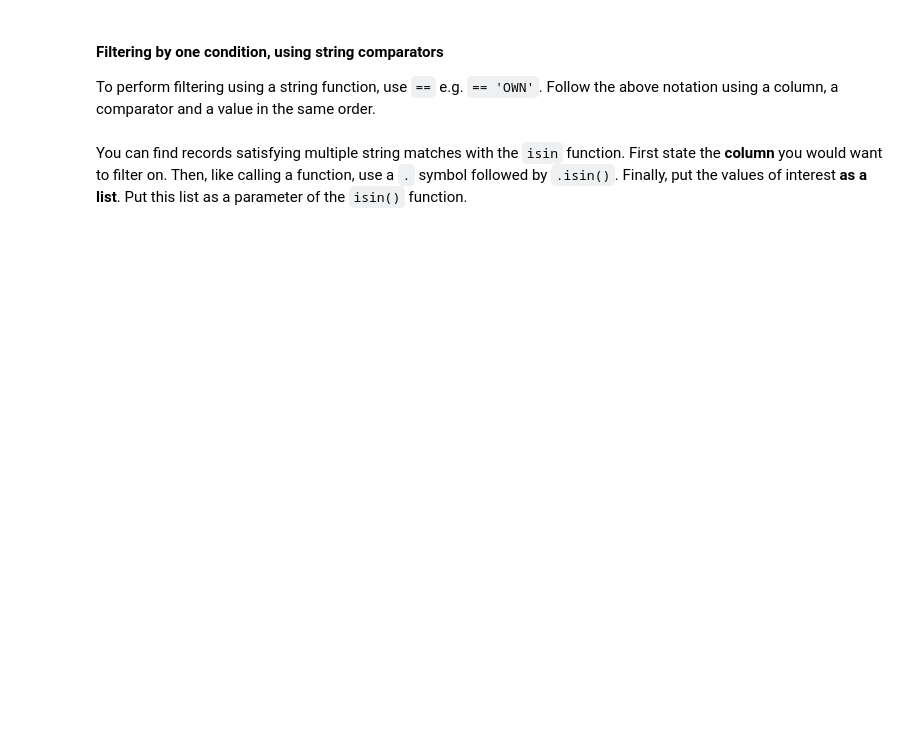
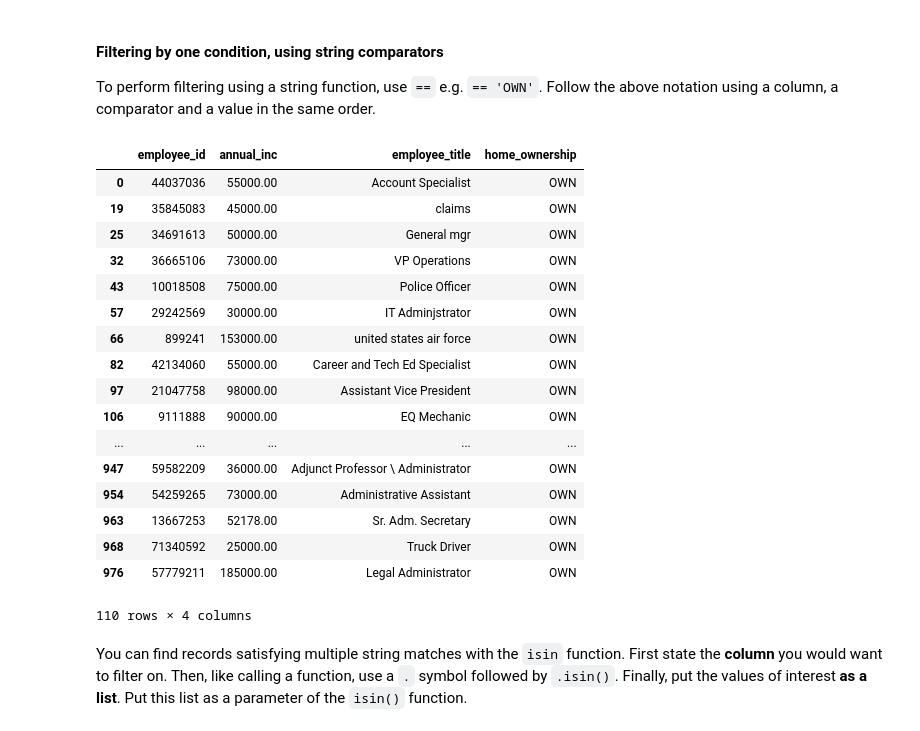
Before and after one commit to jermsinarocket/Hackwagon-DS102, a Jupyter notebook: Week 1/In-Class Exercise/week-1-inclass-b-pandas_i_student.ipynb, the cells around one changed output. Cells and saved outputs as stored; diff of their text form; code cells hidden in the pictures; blank space fills up the shorter version.

```diff
--- a/Week 1/In-Class Exercise/week-1-inclass-b-pandas_i_student.ipynb
+++ b/Week 1/In-Class Exercise/week-1-inclass-b-pandas_i_student.ipynb
@@ -138,9 +209,28 @@ To perform filtering using a string function, use `==` e.g. `== 'OWN'`. Follow t
 # %%
 # Copy the df
 df_home_ownership_own = df.copy()
 
 # Filter for all records where homeownership has the value 'OWN'
-#
+df_above_300k[(df_above_300k['home_ownership']) == 'OWN']
+# %% [output]
+|  | employee_id | annual_inc | employee_title | home_ownership |
+| 0 | 44037036 | 55000.00 | Account Specialist | OWN |
+| 19 | 35845083 | 45000.00 | claims | OWN |
+| 25 | 34691613 | 50000.00 | General mgr | OWN |
+| 32 | 36665106 | 73000.00 | VP Operations | OWN |
+| 43 | 10018508 | 75000.00 | Police Officer | OWN |
+| 57 | 29242569 | 30000.00 | IT Adminjstrator | OWN |
+| 66 | 899241 | 153000.00 | united states air force | OWN |
+| 82 | 42134060 | 55000.00 | Career and Tech Ed Specialist | OWN |
+| 97 | 21047758 | 98000.00 | Assistant Vice President | OWN |
+| 106 | 9111888 | 90000.00 | EQ Mechanic | OWN |
+| ... | ... | ... | ... | ... |
+| 947 | 59582209 | 36000.00 | Adjunct Professor \ Administrator | OWN |
+| 954 | 54259265 | 73000.00 | Administrative Assistant | OWN |
+| 963 | 13667253 | 52178.00 | Sr. Adm. Secretary | OWN |
+| 968 | 71340592 | 25000.00 | Truck Driver | OWN |
+| 976 | 57779211 | 185000.00 | Legal Administrator | OWN |
+110 rows × 4 columns
 # %% [markdown]
 You can find records satisfying multiple string matches with the `isin` function. First state the **column** you would want to filter on. Then, like calling a function, use a `.` symbol followed by `.isin()`. Finally, put the values of interest **as a list**. Put this list as a parameter of the `isin()` function.
 # %%
```
Also changed, not shown: parts of 20 cells of this notebook, 2 other files.
